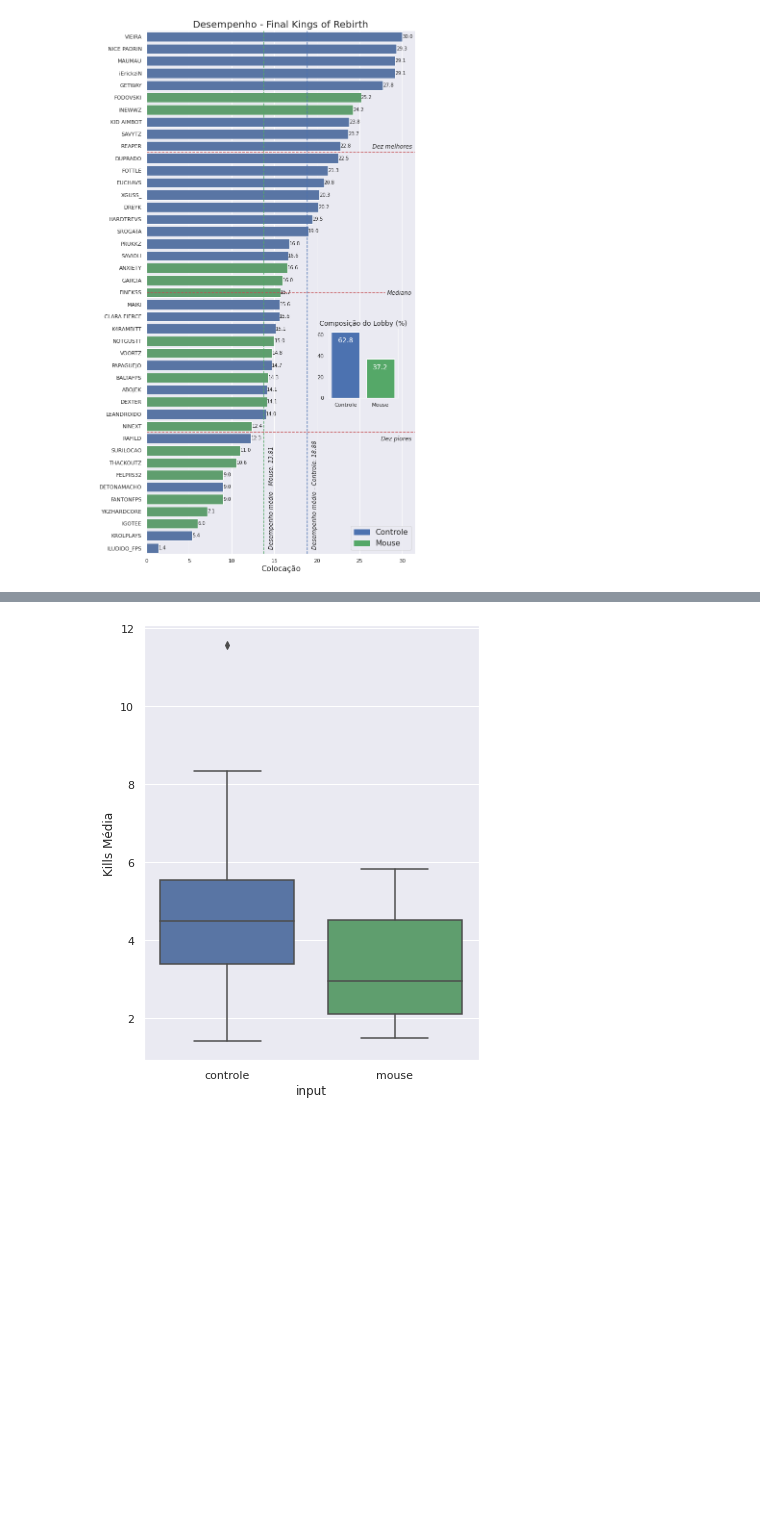
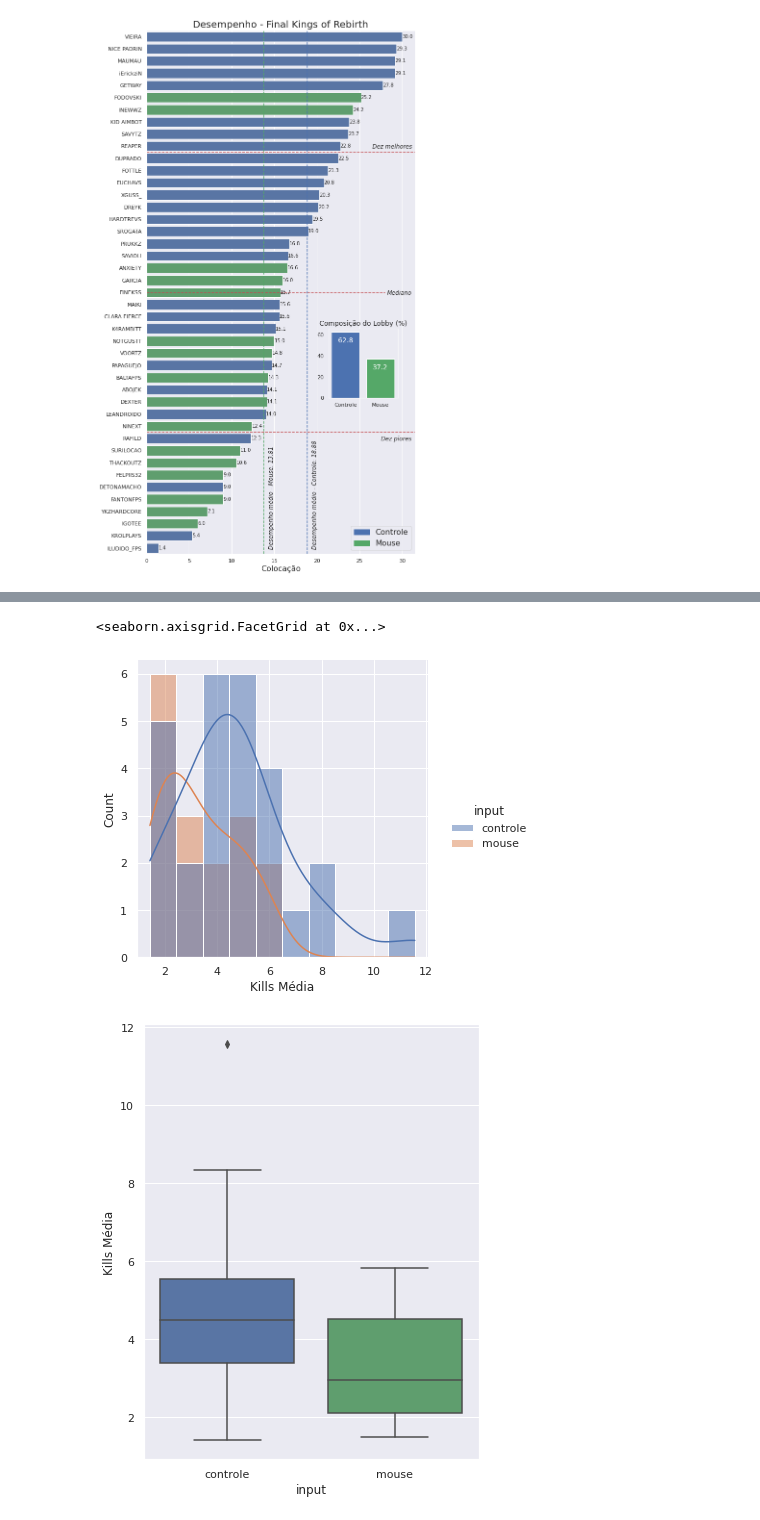
Before and after one commit to GodoyLucas/king_of_rebirth, a Jupyter notebook: Notebooks/King_of_Rebirth_Final.ipynb, the cells around one changed output, grey strips where cells are left out. Drawn from its saved outputs; the diff is of its cells as text; code cells hidden in the pictures; blank space fills up the shorter version.

```diff
--- a/Notebooks/King_of_Rebirth_Final.ipynb
+++ b/Notebooks/King_of_Rebirth_Final.ipynb
@@ -623,3 +628,8 @@ plt.show(plot)
+# %%
+sns.displot(data=players, x='Kills Média', hue='input', kde=True, bins=10)
+# %% [output]
+<seaborn.axisgrid.FacetGrid at 0x...>
+[figure, added]
 # %%
 sns.set(style="darkgrid")
 
```
Also changed, not shown: parts of 4 cells of this notebook.
